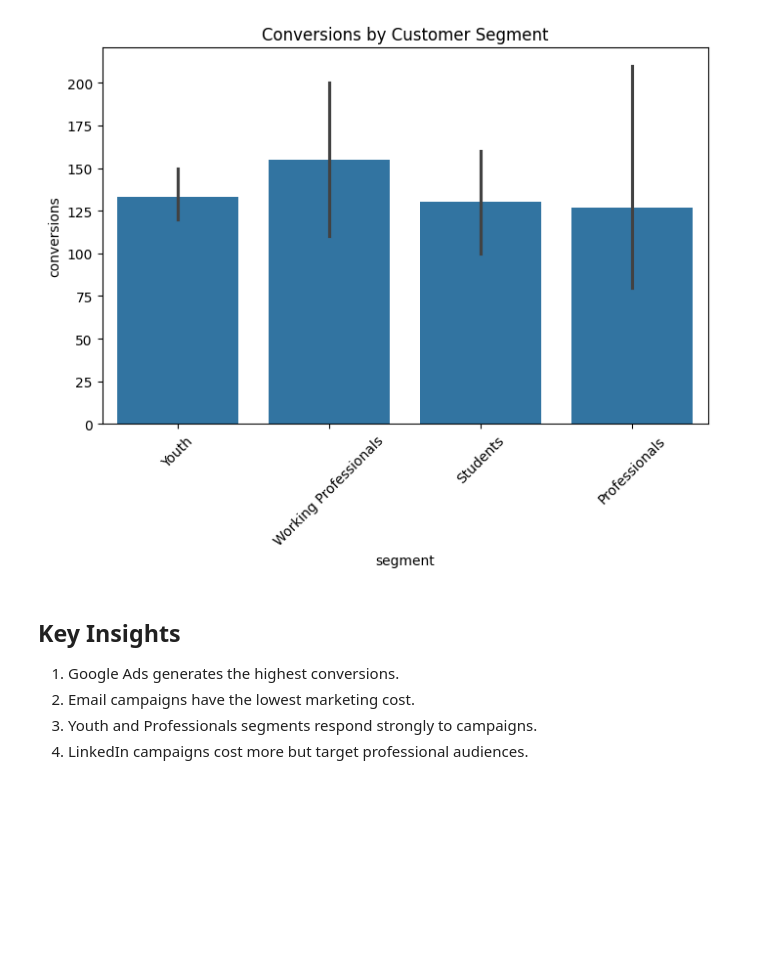
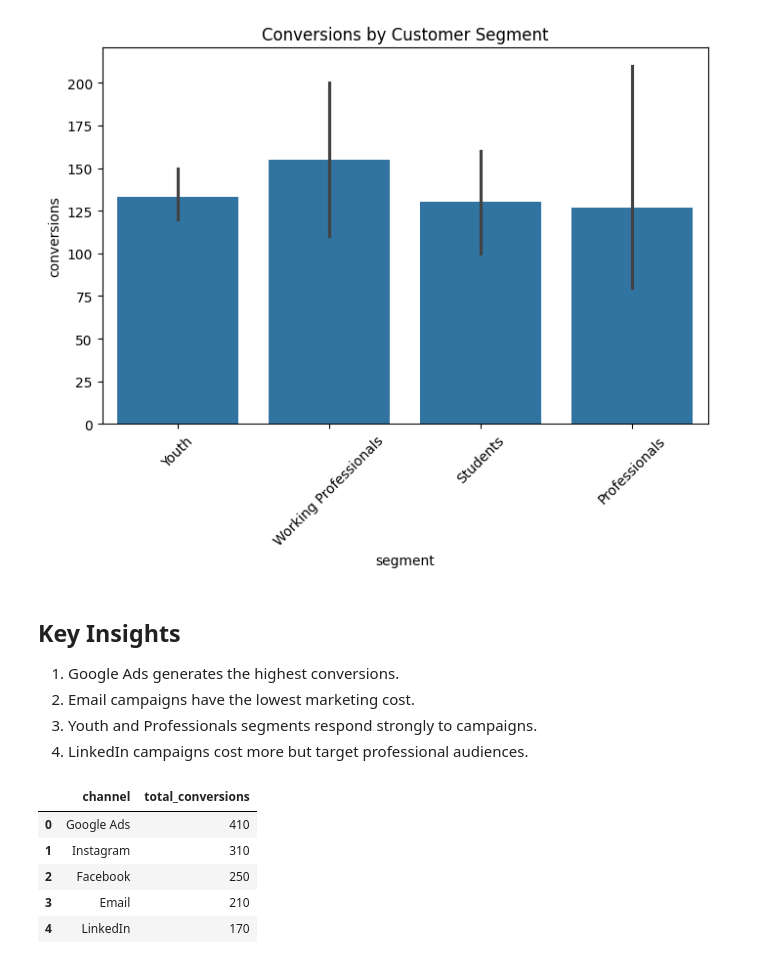
Before and after one commit to Yaswanth-23/marketing-campaign-analytics, a Jupyter notebook: notebooks/campaign_analysis.ipynb, the cells around one changed output. Saved outputs shown, nothing was run; the diff lists cells and outputs as text; code cells hidden in the pictures; blank space fills up the shorter version.

```diff
--- a/notebooks/campaign_analysis.ipynb
+++ b/notebooks/campaign_analysis.ipynb
@@ -158,0 +161,17 @@ plt.show()
+# %%
+query = """
+SELECT channel, SUM(conversions) AS total_conversions
+FROM data
+GROUP BY channel
+ORDER BY total_conversions DESC
+"""
+
+result = sqldf(query)
+result
+# %% [output]
+|  | channel | total_conversions |
+| 0 | Google Ads | 410 |
+| 1 | Instagram | 310 |
+| 2 | Facebook | 250 |
+| 3 | Email | 210 |
+| 4 | LinkedIn | 170 |
```
Also changed, not shown: parts of 5 cells of this notebook, 1 other file.
